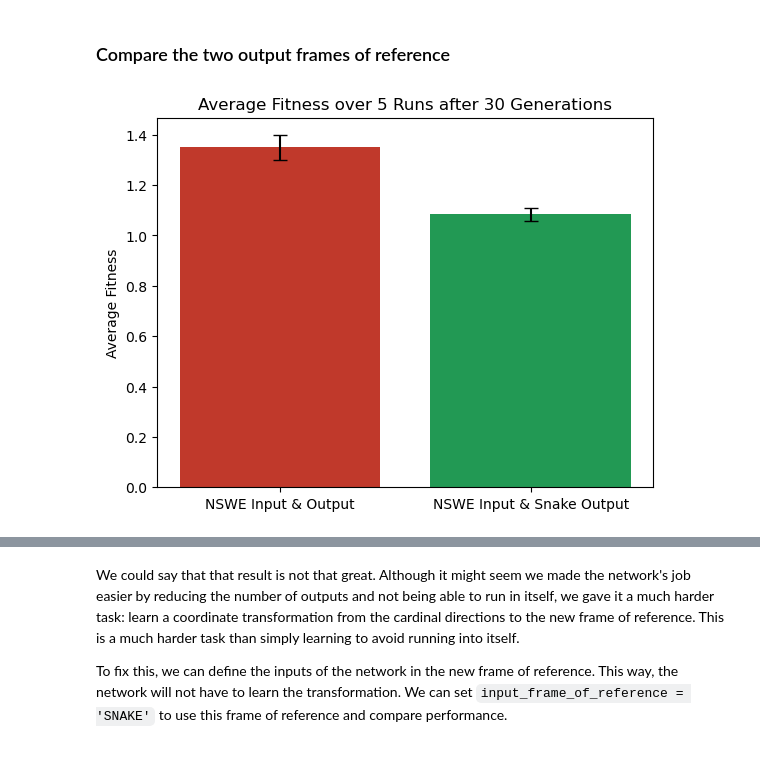
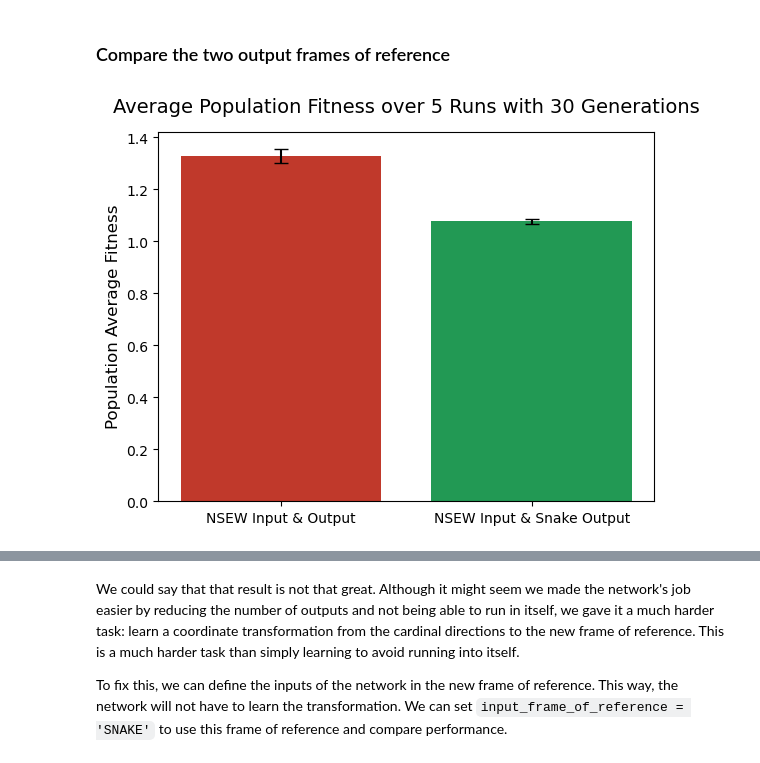
Before and after one commit to jasperpieterse/Brainy-Boa, a Jupyter notebook: brainy_boa.ipynb, the cells around one changed output, grey strips where cells are left out. Drawn from its saved outputs; the diff is of its cells as text; code cells hidden in the pictures.

```diff
--- a/brainy_boa.ipynb
+++ b/brainy_boa.ipynb
@@ -185,26 +185,25 @@ Note: The computation time now is a lot longer. This is because the snake cannot
 # %% [markdown]
 ### Compare the two output frames of reference
 # %%
-average_fitness_baseline = np.mean([np.array(stats.get_fitness_mean())[-1] for stats in SnakeV0_stats])
-std_fitness_baseline = np.std([np.array(stats.get_fitness_mean())[-1] for stats in SnakeV0_stats])
+# Calculate average fitness and standard deviation of the WHOLE POPULATION over all runs
+average_fitness_V0 = np.mean([np.array(stats.get_fitness_mean())[-1] for stats in SnakeV0_stats])
+std_fitness_V0 = np.std([np.array(stats.get_fitness_mean())[-1] for stats in SnakeV0_stats])
 
-# Calculate average fitness and standard deviation over all runs
 average_fitness_V1= np.mean([np.array(stats.get_fitness_mean())[-1] for stats in SnakeV1_stats])
 std_fitness_V1 = np.std([np.array(stats.get_fitness_mean())[-1] for stats in SnakeV1_stats])
 
 # Data to plot
-fitness_means = [average_fitness_baseline, average_fitness_V1]
-fitness_stds = [std_fitness_baseline, std_fitness_V1]
-labels = ['NSWE Input & Output', 'NSWE Input & Snake Output']
+fitness_means = [average_fitness_V0, average_fitness_V1]
+fitness_stds = [std_fitness_V0, std_fitness_V1]
+labels = ['NSEW Input & Output', 'NSEW Input & Snake Output']
 
 # Creating the bar plot
 fig, ax = plt.subplots()
 ax.bar(labels, fitness_means, yerr=fitness_stds, capsize=5, color=['#c0392b', '#229954'])
-ax.set_ylabel('Average Fitness')
-ax.set_title(f'Average Fitness over {SnakeV0.N_RUNS} Runs after {SnakeV0.N_GENERATIONS} Generations')
+ax.set_ylabel('Population Average Fitness', fontsize=12)
+ax.set_title(f'Average Population Fitness over {SnakeV0.N_RUNS} Runs with {SnakeV0.N_GENERATIONS} Generations', fontsize=14, y = 1.03)
 
 # Show the plot
-plt.savefig(local_dir + '/' + Paths.RESULTS_PATH + '/fitness_comparison.png')
 plt.show()
 # %% [output]
-[figure, old version]
+[figure, new version]
```
Also changed, not shown: parts of 48 cells of this notebook, 6 other files.
